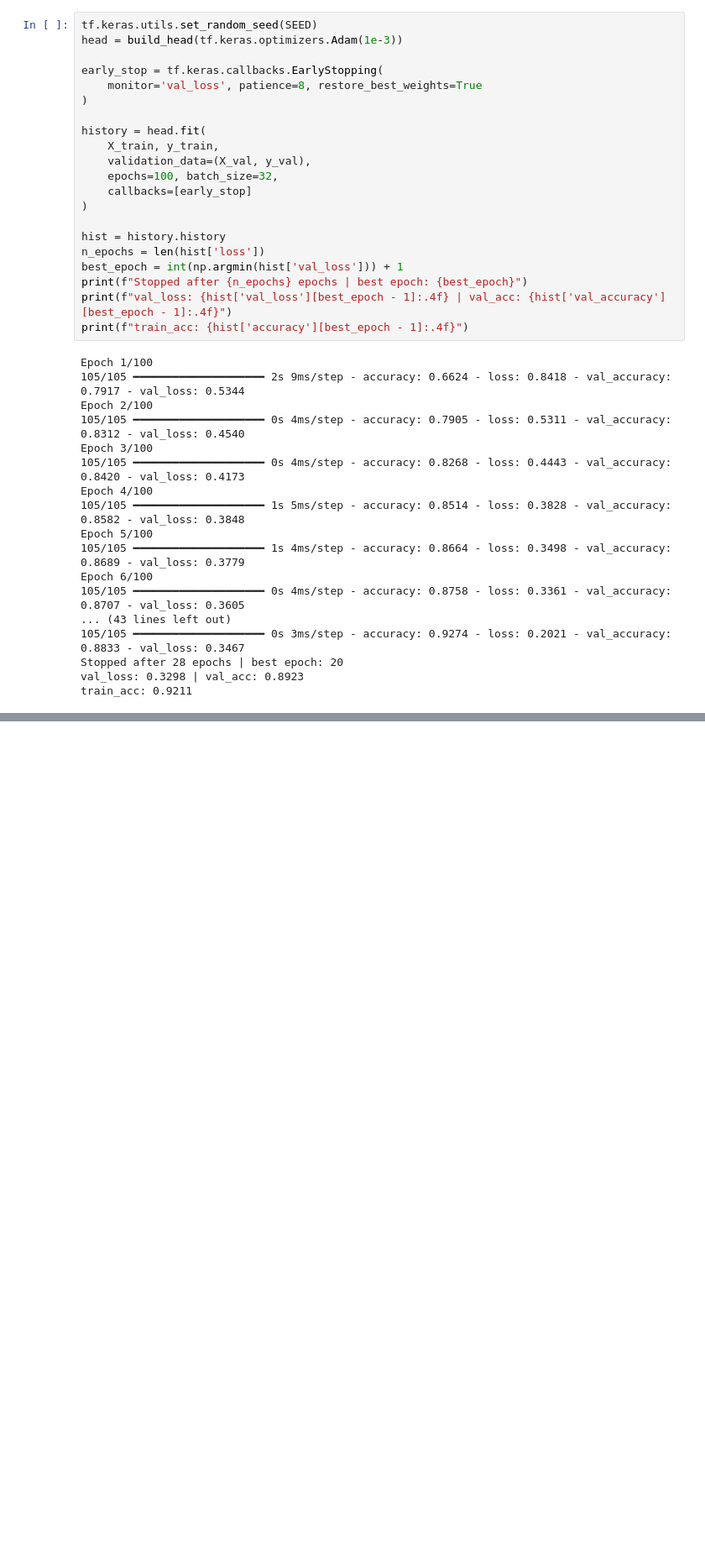
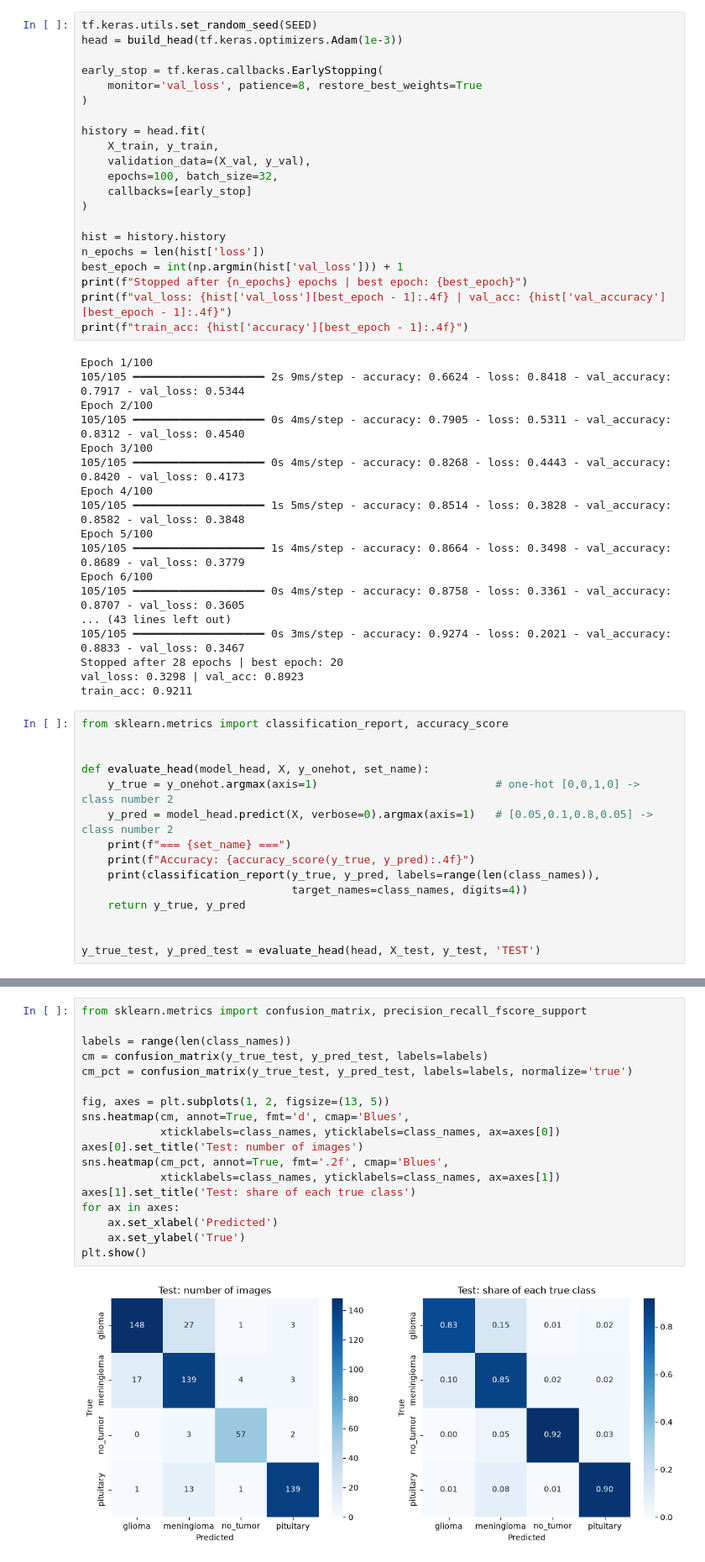
Before and after one commit to abdoelhadere-bit/BrainScan-V2, a Jupyter notebook: notebook/note.ipynb, the cells around one changed output, grey strips where cells are left out. Shown at 84% size. Saved outputs shown, nothing was run; the diff lists cells and outputs as text; blank space fills up the shorter version.

Commit message:
confusion matrix and train/test comparison

```diff
--- a/notebook/note.ipynb
+++ b/notebook/note.ipynb
@@ -579,3 +579,18 @@ Epoch 6/100
 Stopped after 28 epochs | best epoch: 20
 val_loss: 0.3298 | val_acc: 0.8923
 train_acc: 0.9211
+# %%
+from sklearn.metrics import classification_report, accuracy_score
+
+
+def evaluate_head(model_head, X, y_onehot, set_name):
+    y_true = y_onehot.argmax(axis=1)                           # one-hot [0,0,1,0] -> class number 2
+    y_pred = model_head.predict(X, verbose=0).argmax(axis=1)   # [0.05,0.1,0.8,0.05] -> class number 2
+    print(f"=== {set_name} ===")
+    print(f"Accuracy: {accuracy_score(y_true, y_pred):.4f}")
+    print(classification_report(y_true, y_pred, labels=range(len(class_names)),
+                                target_names=class_names, digits=4))
+    return y_true, y_pred
+
+
+y_true_test, y_pred_test = evaluate_head(head, X_test, y_test, 'TEST')
@@ -581,0 +610,20 @@ train_acc: 0.9211
+# %%
+from sklearn.metrics import confusion_matrix, precision_recall_fscore_support
+
+labels = range(len(class_names))
+cm = confusion_matrix(y_true_test, y_pred_test, labels=labels)
+cm_pct = confusion_matrix(y_true_test, y_pred_test, labels=labels, normalize='true')
+
+fig, axes = plt.subplots(1, 2, figsize=(13, 5))
+sns.heatmap(cm, annot=True, fmt='d', cmap='Blues',
+            xticklabels=class_names, yticklabels=class_names, ax=axes[0])
+axes[0].set_title('Test: number of images')
+sns.heatmap(cm_pct, annot=True, fmt='.2f', cmap='Blues',
+            xticklabels=class_names, yticklabels=class_names, ax=axes[1])
+axes[1].set_title('Test: share of each true class')
+for ax in axes:
+    ax.set_xlabel('Predicted')
+    ax.set_ylabel('True')
+plt.show()
+# %% [output]
+[figure, added]
```
Also changed, not shown: parts of 2 cells of this notebook.
